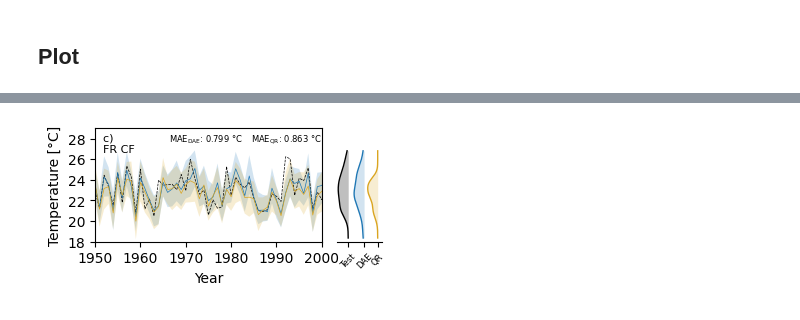
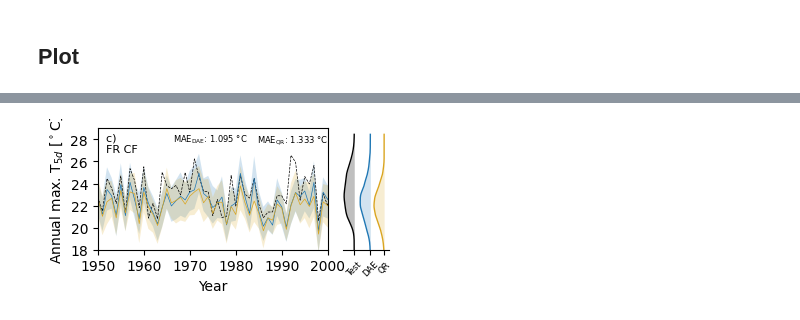
Before and after one commit to Motte12/Towards-a-distributional-autoencoder-for-climate-counterfactuals, a Jupyter notebook: src/analysis/Figure03_CF.ipynb, the cells around one changed output, grey strips where cells are left out. Saved outputs shown, nothing was run; the diff lists cells and outputs as text; code cells hidden in the pictures.

Commit message:
final figure corrections

```diff
--- a/src/analysis/Figure03_CF.ipynb
+++ b/src/analysis/Figure03_CF.ipynb
@@ -50,13 +50,7 @@ with open(settings_file_path, 'r') as file:
         settings = json.load(file)
 
 # load absolute temperatures
-# local
-ds_1300 = xr.open_dataset("/work2/fl53wumy-ws_new/fl53wumy-fl53wumy-llaae_ws_new-1779067202-1785633601/fl53wumy-llaae_ws_new-1779067202/fl53wumy-dpa_data/fl53wumy-llaae_data_new_22092025-1763346001/fl53wumy-llaae_data_new-1758244802/fl53wumy-llaae_data_new-1748049607/dpa_input_data/eth_test_trefht_data/TREFHT_day_b.e212.BHISTcmip6andSSP370cmip6.f09_g17.1300.nc")
-
-# global
-#ds_1300 = xr.open_dataset(os.path.join(settings['paths']['other_data'], "TREFHT_day_b.e212.BHISTcmip6andSSP370cmip6.f09_g17.1300.nc"))
-#ds_1400 = xr.open_dataset("")
-#ds_1500 = xr.open_dataset("")
+ds_1300 = xr.open_dataset(os.path.join(settings['paths']['other_data'],"TREFHT_day_b.e212.BHISTcmip6andSSP370cmip6.f09_g17.1300.nc"))
 
 ds_abs_test_pre = ds_1300
 ds_abs_test = ds_abs_test_pre.assign_coords(
@@ -64,7 +58,7 @@ ds_abs_test = ds_abs_test_pre.assign_coords(
 ).sortby("lon")
 
 
-# cut data to GER domain
+# cut data to domain
 trefht_abs_test_ger_pre = ds_abs_test.TREFHT.sel(lat=slice(lat_min, lat_max), lon=slice(lon_min, lon_max))
 print(trefht_abs_test_ger_pre)
 
@@ -79,7 +73,15 @@ weights_ger = weights_ger_pre / weights_ger_pre.sum()
 
 # data
 trefht_5day_jja_ger = ds_5day_jja.weighted(weights_ger).mean(dim=("lat", "lon"))
-trefht_5day_jja_ger
+
+# get indexes of yearly max temperatures
+
+s_abs = trefht_5day_jja_ger.to_series()                      # pandas Series with DatetimeIndex
+t_max_abs = s_abs.groupby(s_abs.index.year).idxmax()
+
+# integer indices in the original time axis (new, absolute values)
+time_index_abs = pd.Index(trefht_5day_jja_ger.time.values)
+idx_abs = time_index_abs.get_indexer(t_max_abs.values)
 # %% [output]
 <xarray.DataArray 'TREFHT' (time: 91615, lat: 5, lon: 5)> Size: 9MB
 [2290375 values with dtype=float32]
@@ -360,9 +373,11 @@ def kde_column_left(ax, values, y_grid, x_center, width=0.22,
 import matplotlib.patches as mpatches
 from matplotlib.legend_handler import HandlerTuple
 from matplotlib.legend_handler import HandlerBase
+from matplotlib.transforms import Bbox
+
 
 # add climatology to temperature anomalies
-truth_to_plot = trefht_eth_ger_mean_1300 + domain_eth_fact_1300_clim_correct -273.15
+truth_to_plot = trefht_eth_ger_mean_1300 + domain_eth_cf_1300_clim_correct -273.15
 dae_to_plot = dpa_ens_mean_ger_mean.TREFHT + domain_eth_fact_1300_clim_correct -273.15
 qr_to_plot = quantile_predictions[0:4769, 49] + domain_eth_fact_1300_clim_correct -273.15
 
@@ -412,7 +427,6 @@ ax.plot(
 
 )
 
-
 # DPA ensemble mean
 ax.plot(
     da_max_year_pre, #.year.values,
@@ -422,18 +436,13 @@ ax.plot(
     linewidth=0.5,
 )
 
-# plot single dpa members
-#for i in range(100):
-#    ax.plot(da_max_year_pre.year.values,
-#            dpa_ens_ger_1300.TREFHT.values[i, idx_abs], color = "tab:orange", linewidth=0.2)
-
 # --- envelopes ---
 
 quantile_lower = 0.05
 quantile_upper = 0.95
 dpa_quantiles = (dpa_ens_ger_1300.TREFHT+ domain_eth_fact_1300_clim_correct -273.15).quantile([quantile_lower, quantile_upper], dim="ensemble_member")
-upper_env_dpa = dpa_quantiles.sel(quantile=quantile_lower) #+ domain_eth_fact_1300_clim_correct -273.15
-lower_env_dpa = dpa_quantiles.sel(quantile=quantile_upper) #+ domain_eth_fact_1300_clim_correct -273.15
+lower_env_dpa = dpa_quantiles.sel(quantile=quantile_lower) #+ domain_eth_fact_1300_clim_correct -273.15
+upper_env_dpa = dpa_quantiles.sel(quantile=quantile_upper) #+ domain_eth_fact_1300_clim_correct -273.15
 
 ax.fill_between(
     da_max_year_pre, #.year.values,
@@ -470,7 +479,7 @@ ax.fill_between(
 
 # --- main axis formatting ---
 ax.set_xlabel("Year")
-ax.set_ylabel("Temperature [°C]")
+ax.set_ylabel("Annual max. " + r"$\mathrm{T}_{5d}$ [$^\circ$C]")
 ax.set_xlim(1950, 2000)
 
 # ============================================================
@@ -486,9 +495,12 @@ ax_dist = divider.append_axes(
 )
 
 # --- data for marginal KDEs ---
-truth_vals = (trefht_eth_ger_mean_1300.values+ domain_eth_fact_1300_clim_correct -273.15)[idx_abs][100:150]
-model_vals = (quantile_predictions[0:4769, 49]+ domain_eth_fact_1300_clim_correct -273.15)[idx_abs][100:150]
-dpa_vals = (dpa_ens_ger_1300.TREFHT.values+ domain_eth_fact_1300_clim_correct -273.15)[0, idx_abs].ravel()[100:150]  # your current choice
+truth_vals = (trefht_eth_ger_mean_1300.values + domain_eth_cf_1300_clim_correct -273.15)[idx_abs][100:150]
+print("truth_vals shape:", truth_vals.shape)
+model_vals = (quantile_predictions[0:4769, :] + domain_eth_fact_1300_clim_correct[:, np.newaxis] - 273.15)[idx_abs][100:150, :]
+dpa_vals = (dpa_ens_ger_1300.TREFHT + domain_eth_fact_1300_clim_correct - 273.15)[:, idx_abs].values[:,100:150].ravel()
+print("dpa_vals:",dpa_vals.shape)
+
 
 # y-grid for KDE evaluation (cover all distributions)
 y_min = np.nanmin([np.nanmin(truth_vals), np.nanmin(model_vals), np.nanmin(dpa_vals)])
@@ -599,14 +611,38 @@ if domain == "GER":
     plt.ylim(16, 28)
     ax.set_yticks([16, 18,20, 22, 24, 26, 28])
 if domain == "SP":
-    plt.ylim(25, 30)
+    plt.ylim(23, 30)
     ax.set_yticks([24, 26, 28, 30, 32])
+
+
+# set correct figure size
+fig_w, fig_h = fig.get_size_inches()   # 3.614, 1.807 (same FIG_WIDTH_MM/FIG_HEIGHT_IN as before)
+
+# Target axes size (in inches) — the values you want to match
+target_ax_width_in = 2.909
+target_ax_height_in = 1.214
+
+# Keep whatever left/bottom offset your current layout has, or set your own
+x0_in, y0_in = 0.45, 0.35   # <-- adjust to taste / to match visually
+
+new_pos = Bbox.from_bounds(
+    x0_in / fig_w,
+    y0_in / fig_h,
+    target_ax_width_in / fig_w,
+    target_ax_height_in / fig_h
+)
+ax.set_position(new_pos)
+
+
+print(fig.get_size_inches())
+bbox = ax.get_window_extent().transformed(fig.dpi_scale_trans.inverted())
+print(f"ax width: {bbox.width:.3f} in, ax height: {bbox.height:.3f} in")
 
 # legend
 #plt.savefig(f"legend_fig03_{domain}_CF_updated.pdf")
 
 # no legend
-#plt.savefig(f"fig03_{domain}_CF_updated.pdf")
+# plt.savefig(f"fig03_{domain}_CF_updated_entire_distribution.pdf", bbox_inches="tight")
 
 
 plt.show()
@@ -616 +656 @@ QR  MAE: 0.863 °C
-[figure, old version]
+[figure, new version]
```
Also changed, not shown: parts of 8 cells of this notebook, 3 other files.
